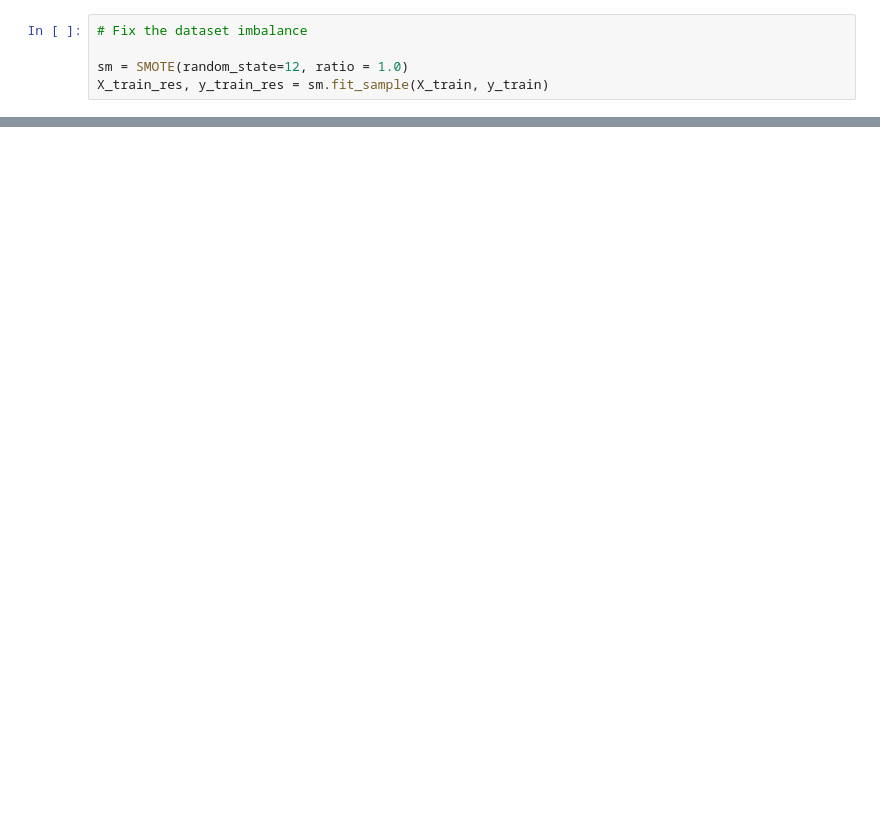
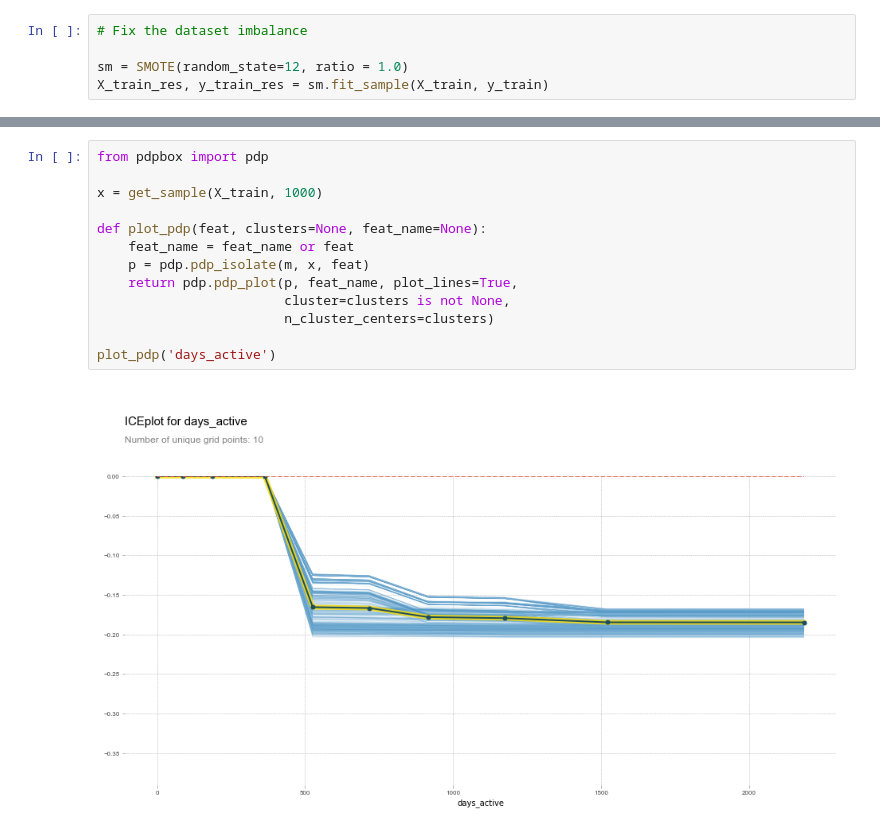
Before and after one commit to justinhennessy/100-days-of-code, a Jupyter notebook: project/churn_train.ipynb, the cells around one changed output, grey strips where cells are left out. Drawn from its saved outputs; the diff is of its cells as text; blank space fills up the shorter version.

```diff
--- a/project/churn_train.ipynb
+++ b/project/churn_train.ipynb
@@ -152,0 +147,15 @@ TypeError: show_prediction() missing 1 required positional argument: 'doc'
+# %%
+from pdpbox import pdp
+
+x = get_sample(X_train, 1000)
+
+def plot_pdp(feat, clusters=None, feat_name=None):
+    feat_name = feat_name or feat
+    p = pdp.pdp_isolate(m, x, feat)
+    return pdp.pdp_plot(p, feat_name, plot_lines=True,
+                        cluster=clusters is not None,
+                        n_cluster_centers=clusters)
+
+plot_pdp('days_active')
+# %% [output]
+[figure, added]
```
Also changed, not shown: parts of 22 cells of this notebook, 2 other files.
